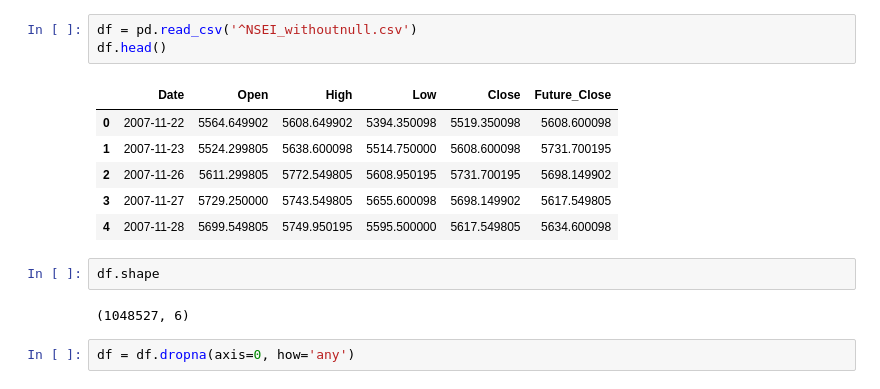
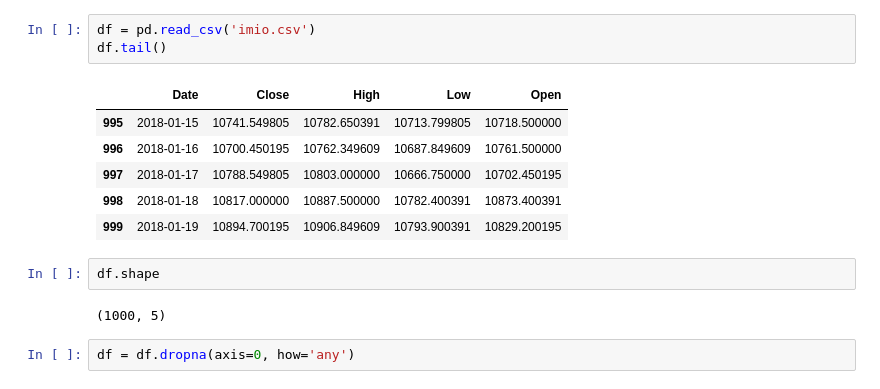
Before and after one commit to shrut1996/Portimize, a Jupyter notebook: lstm.ipynb, the cells around one changed output. Drawn from its saved outputs; the diff is of its cells as text.

```diff
--- a/lstm.ipynb
+++ b/lstm.ipynb
@@ -12,17 +11,17 @@ Using TensorFlow backend.
 # %%
-df = pd.read_csv('^NSEI_withoutnull.csv')
-df.head()
+df = pd.read_csv('imio.csv')
+df.tail()
 # %% [output]
-|  | Date | Open | High | Low | Close | Future_Close |
-| 0 | 2007-11-22 | 5564.649902 | 5608.649902 | 5394.350098 | 5519.350098 | 5608.600098 |
-| 1 | 2007-11-23 | 5524.299805 | 5638.600098 | 5514.750000 | 5608.600098 | 5731.700195 |
-| 2 | 2007-11-26 | 5611.299805 | 5772.549805 | 5608.950195 | 5731.700195 | 5698.149902 |
-| 3 | 2007-11-27 | 5729.250000 | 5743.549805 | 5655.600098 | 5698.149902 | 5617.549805 |
-| 4 | 2007-11-28 | 5699.549805 | 5749.950195 | 5595.500000 | 5617.549805 | 5634.600098 |
+|  | Date | Close | High | Low | Open |
+| 995 | 2018-01-15 | 10741.549805 | 10782.650391 | 10713.799805 | 10718.500000 |
+| 996 | 2018-01-16 | 10700.450195 | 10762.349609 | 10687.849609 | 10761.500000 |
+| 997 | 2018-01-17 | 10788.549805 | 10803.000000 | 10666.750000 | 10702.450195 |
+| 998 | 2018-01-18 | 10817.000000 | 10887.500000 | 10782.400391 | 10873.400391 |
+| 999 | 2018-01-19 | 10894.700195 | 10906.849609 | 10793.900391 | 10829.200195 |
 # %%
 df.shape
 # %% [output]
-(1048527, 6)
+(1000, 5)
 # %%
 df = df.dropna(axis=0, how='any')
 # %%
```
Also changed, not shown: parts of 9 cells of this notebook, 8 other files.
